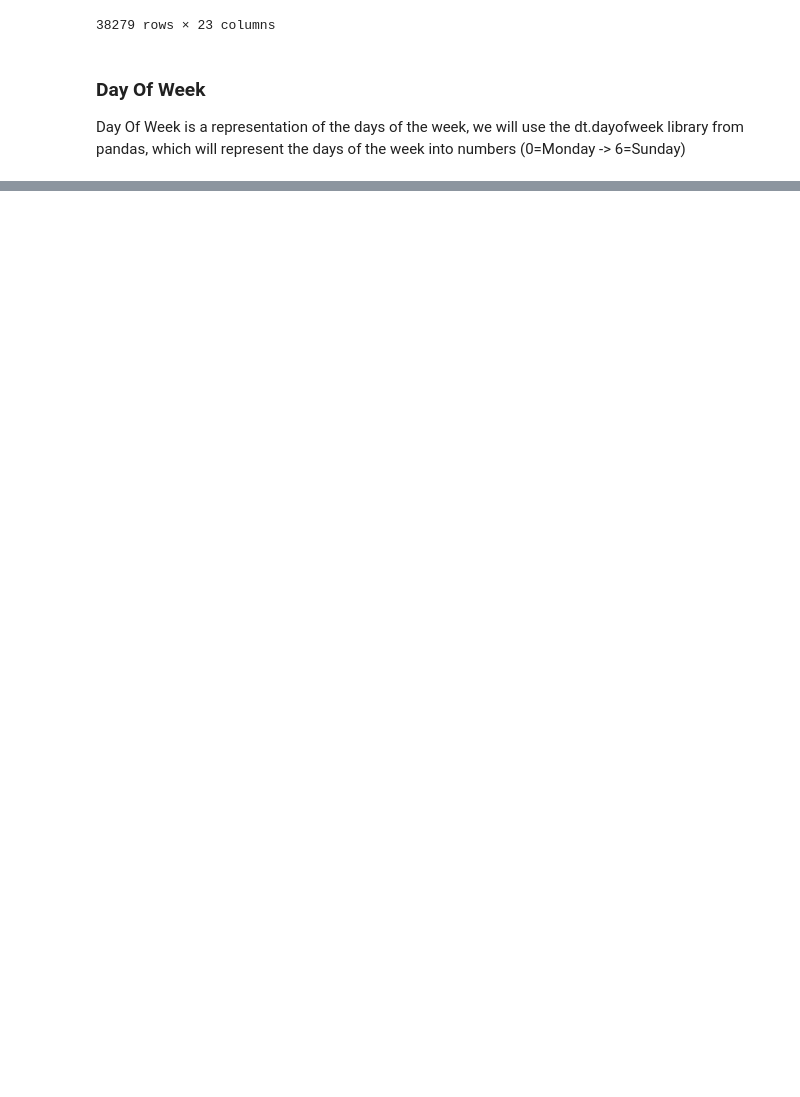
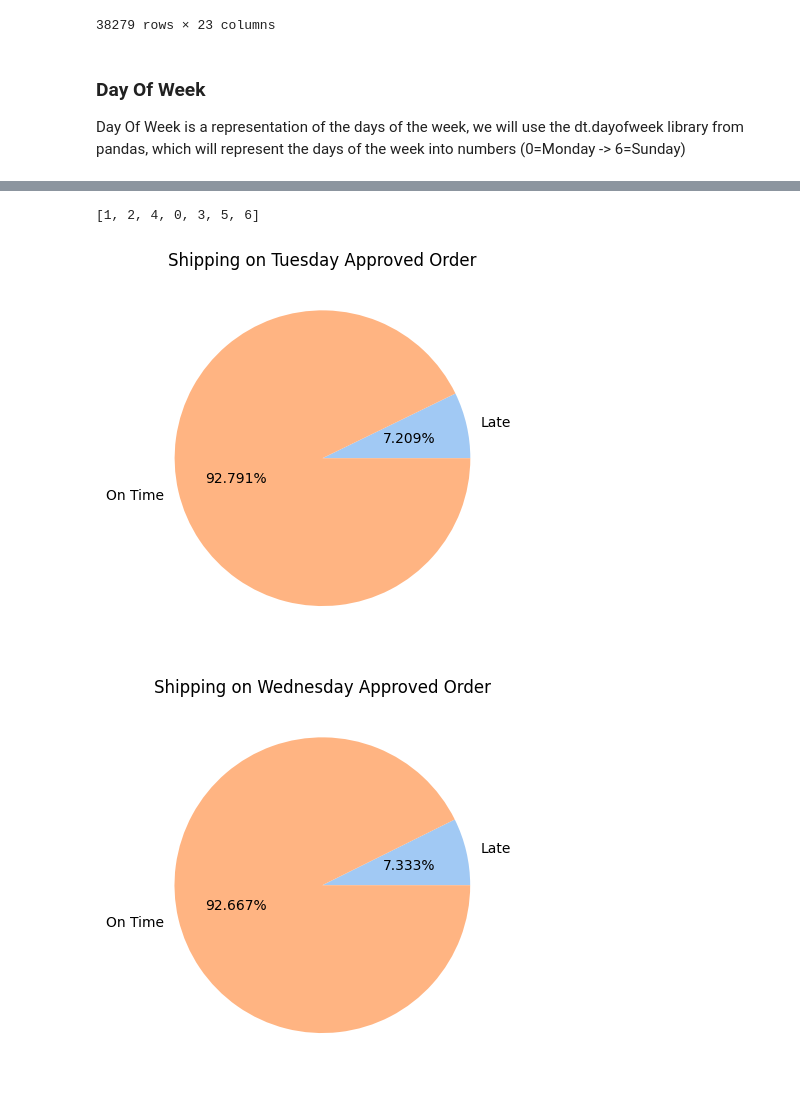
Before and after one commit to arun-ekambaram/supplychain-delivery-delay-ml, a Jupyter notebook: notebook/Exploratory Data Analysis.ipynb, the cells around one changed output, grey strips where cells are left out. Drawn from its saved outputs; the diff is of its cells as text; code cells hidden in the pictures; blank space fills up the shorter version.

```diff
--- a/notebook/Exploratory Data Analysis.ipynb
+++ b/notebook/Exploratory Data Analysis.ipynb
@@ -864,0 +943,9 @@ Day Of Week is a representation of the days of the week, we will use the dt.dayo
+# %%
+def propPurLate(data):
+    if(data in pur_list):
+        return pur_late[pur_late.purchase_day_of_week == data]['late_prop'].values[0]
+    else:
+        return 0
+
+tr_data['pur_late_prop'] = tr_data['purchase_day_of_week'].apply(propPurLate)
+tr_data
@@ -864,0 +983,8 @@ Day Of Week is a representation of the days of the week, we will use the dt.dayo
+# %%
+app_late = tr_data[tr_data.is_late_s == 1]['approved_day_of_week'].value_counts().rename_axis('approved_day_of_week').reset_index(name='late_counts')
+app_all = tr_data['approved_day_of_week'].value_counts().rename_axis('approved_day_of_week').reset_index(name='all_counts')
+app_late['all_count'] = app_late.approved_day_of_week.map(app_all.set_index('approved_day_of_week')['all_counts'])
+app_late['late_prop'] = app_late['late_counts'] / app_late['all_count']
+app_late['day_of_week'] = app_late['approved_day_of_week'].map({0: 'Monday', 1:'Tuesday', 2:'Wednesday', 3:'Thursday', 4:'Friday', 5:'Saturday', 6:'Sunday'})
+app_list = app_late['approved_day_of_week'].to_list()
+app_late
@@ -864,0 +1000,17 @@ Day Of Week is a representation of the days of the week, we will use the dt.dayo
+# %%
+app_list
+# %% [output]
+[1, 2, 4, 0, 3, 5, 6]
+# %%
+for i in range(0, len(app_late)):
+    data = [app_late['late_counts'][i], app_late['all_count'][i]]
+    labels = ['Late', 'On Time']
+    #define Seaborn color palette to use
+    colors = sns.color_palette('pastel')[0:5]
+    #create pie chart
+    plt.pie(data, labels = labels, colors = colors, autopct='%.3f%%')
+    plt.title('Shipping on '+app_late['day_of_week'][i].title()+' ' + 'Approved Order')
+    plt.show()
+# %% [output]
+[figure, added]
+[figure, added]
```
Also changed, not shown: parts of 55 cells of this notebook.
